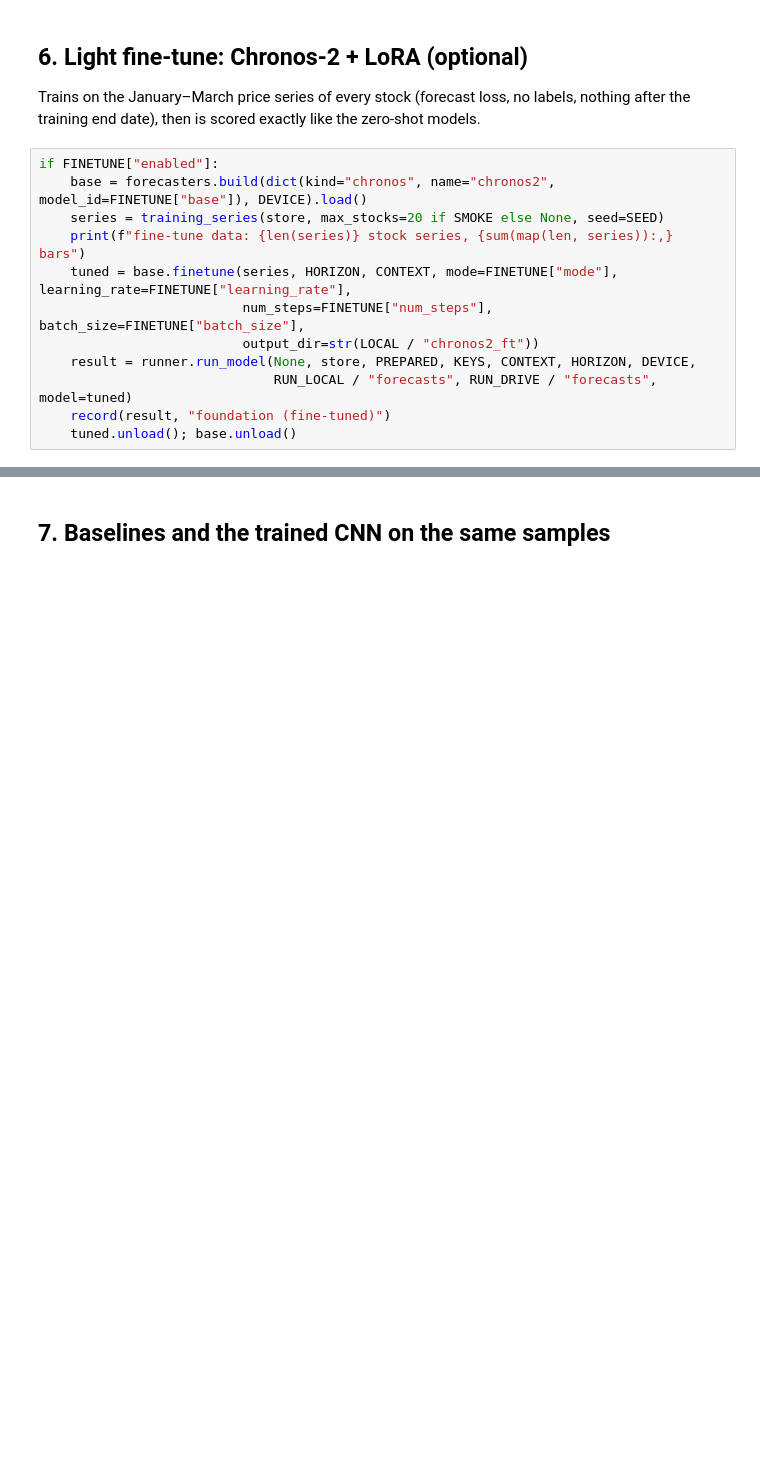
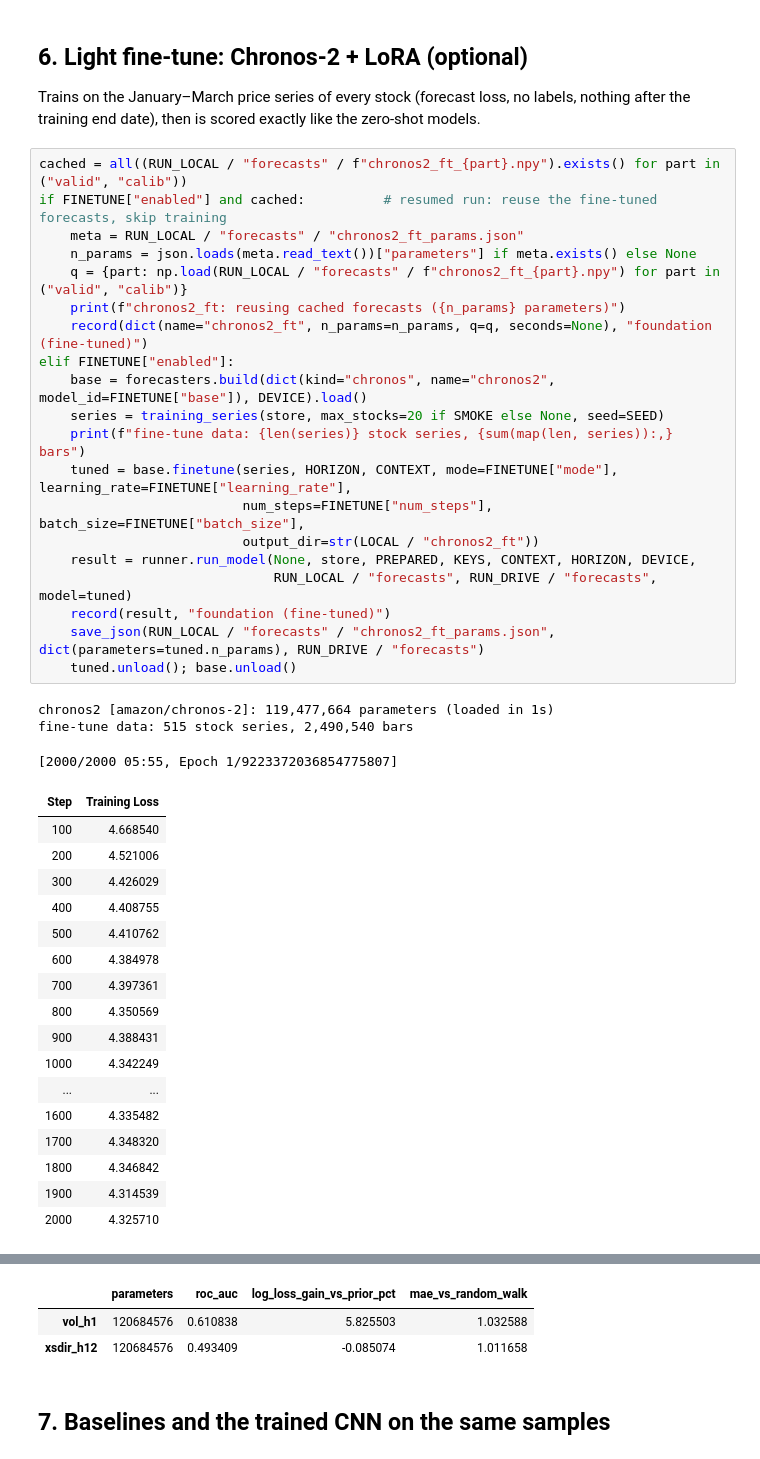
Before and after one commit to charlesxiyan/ImageTrading-EC-Project, a Jupyter notebook: Pretrained Model Comparison/Pretrained_Model_Comparison.ipynb, the cells around one changed output, grey strips where cells are left out. Cells and saved outputs as stored; diff of their text form; blank space fills up the shorter version.

```diff
--- a/Pretrained Model Comparison/Pretrained_Model_Comparison.ipynb
+++ b/Pretrained Model Comparison/Pretrained_Model_Comparison.ipynb
@@ -149,14 +220,43 @@ for name, q in FORECASTS.items():
 ## 6. Light fine-tune: Chronos-2 + LoRA (optional)
 Trains on the January–March price series of every stock (forecast loss, no labels, nothing after the training end date), then is scored exactly like the zero-shot models.
 # %%
-if FINETUNE["enabled"]:
+cached = all((RUN_LOCAL / "forecasts" / f"chronos2_ft_{part}.npy").exists() for part in ("valid", "calib"))
+if FINETUNE["enabled"] and cached:          # resumed run: reuse the fine-tuned forecasts, skip training
+    meta = RUN_LOCAL / "forecasts" / "chronos2_ft_params.json"
+    n_params = json.loads(meta.read_text())["parameters"] if meta.exists() else None
+    q = {part: np.load(RUN_LOCAL / "forecasts" / f"chronos2_ft_{part}.npy") for part in ("valid", "calib")}
+    print(f"chronos2_ft: reusing cached forecasts ({n_params} parameters)")
+    record(dict(name="chronos2_ft", n_params=n_params, q=q, seconds=None), "foundation (fine-tuned)")
+elif FINETUNE["enabled"]:
     base = forecasters.build(dict(kind="chronos", name="chronos2", model_id=FINETUNE["base"]), DEVICE).load()
     series = training_series(store, max_stocks=20 if SMOKE else None, seed=SEED)
     print(f"fine-tune data: {len(series)} stock series, {sum(map(len, series)):,} bars")
     tuned = base.finetune(series, HORIZON, CONTEXT, mode=FINETUNE["mode"], learning_rate=FINETUNE["learning_rate"],
                           num_steps=FINETUNE["num_steps"], batch_size=FINETUNE["batch_size"],
                           output_dir=str(LOCAL / "chronos2_ft"))
     result = runner.run_model(None, store, PREPARED, KEYS, CONTEXT, HORIZON, DEVICE,
                               RUN_LOCAL / "forecasts", RUN_DRIVE / "forecasts", model=tuned)
     record(result, "foundation (fine-tuned)")
+    save_json(RUN_LOCAL / "forecasts" / "chronos2_ft_params.json", dict(parameters=tuned.n_params), RUN_DRIVE / "forecasts")
     tuned.unload(); base.unload()
+# %% [output]
+chronos2 [amazon/chronos-2]: 119,477,664 parameters (loaded in 1s)
+fine-tune data: 515 stock series, 2,490,540 bars
+[2000/2000 05:55, Epoch 1/9223372036854775807]
+| Step | Training Loss |
+| 100 | 4.668540 |
+| 200 | 4.521006 |
+| 300 | 4.426029 |
+| 400 | 4.408755 |
+| 500 | 4.410762 |
+| 600 | 4.384978 |
+| 700 | 4.397361 |
+| 800 | 4.350569 |
+| 900 | 4.388431 |
+| 1000 | 4.342249 |
+| ... | ... |
+| 1600 | 4.335482 |
+| 1700 | 4.348320 |
+| 1800 | 4.346842 |
+| 1900 | 4.314539 |
+| 2000 | 4.325710 |
@@ -163,3 +271,6 @@ if FINETUNE["enabled"]:
+|  | parameters | roc_auc | log_loss_gain_vs_prior_pct | mae_vs_random_walk |
+| vol_h1 | 120684576 | 0.610838 | 5.825503 | 1.032588 |
+| xsdir_h12 | 120684576 | 0.493409 | -0.085074 | 1.011658 |
 # %% [markdown]
 ## 7. Baselines and the trained CNN on the same samples
 # %%
```
Also changed, not shown: parts of 10 cells of this notebook, 47 other files.
